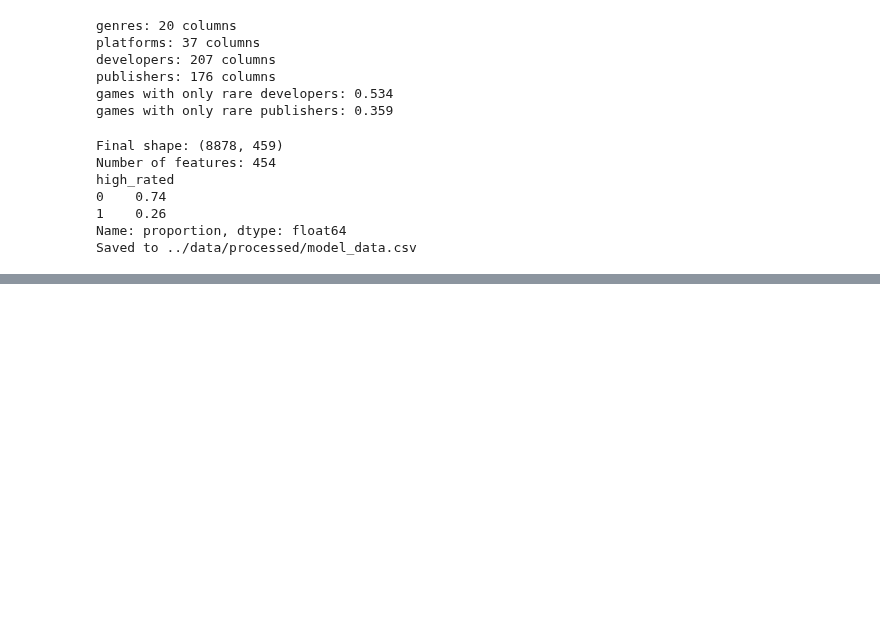
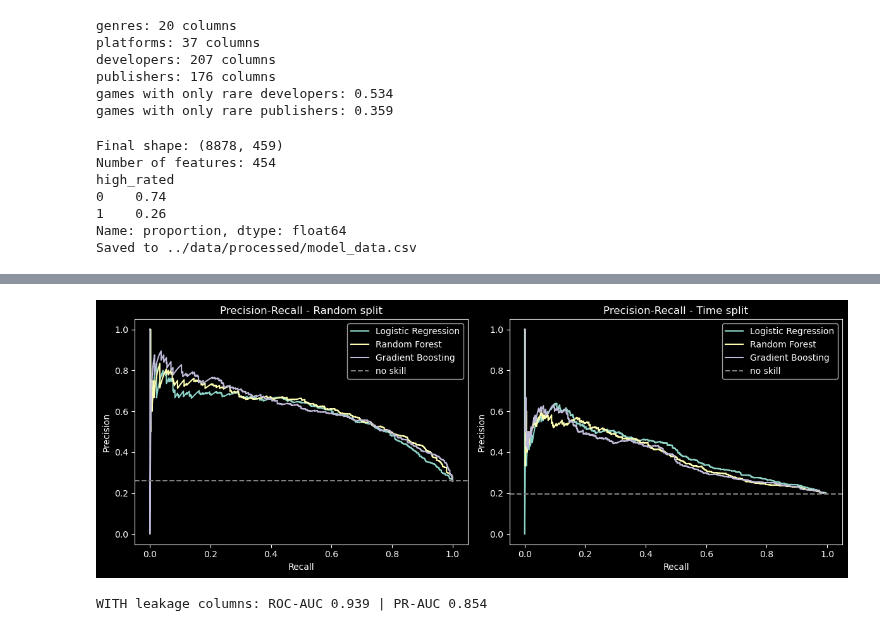
Before and after one commit to anushka-rodrigo/Gamified_ML, a Jupyter notebook: notebook/gamifiedML.ipynb, the cells around one changed output, grey strips where cells are left out. Cells and saved outputs as stored; diff of their text form; code cells hidden in the pictures; blank space fills up the shorter version.

Commit message:
split data, train 4 models

```diff
--- a/notebook/gamifiedML.ipynb
+++ b/notebook/gamifiedML.ipynb
@@ -643,0 +708,23 @@ Saved to ../data/processed/model_data.csv
+# %%
+# final scores on both test sets
+from sklearn.metrics import roc_auc_score, average_precision_score, f1_score
+
+def evaluate(X_a, y_a, X_b, y_b):
+    rows, fitted = [], {}
+    for name, model in make_models().items():
+        model.fit(X_a, y_a)
+        proba = model.predict_proba(X_b)[:, 1]
+        rows.append({'model': name,
+                     'ROC-AUC': roc_auc_score(y_b, proba),
+                     'PR-AUC': average_precision_score(y_b, proba),
+                     'F1': f1_score(y_b, model.predict(X_b))})
+        fitted[name] = model
+    return pd.DataFrame(rows).round(3), fitted
+
+res_random, fitted_random = evaluate(X_tr, y_tr, X_te, y_te)
+res_time, fitted_time = evaluate(X_tr_t, y_tr_t, X_te_t, y_te_t)
+
+print("RANDOM split test results (no-skill PR-AUC = %.2f)" % y_te.mean())
+print(res_random.to_string(index=False))
+print("\nTIME split test results (no-skill PR-AUC = %.2f)" % y_te_t.mean())
+print(res_time.to_string(index=False))
@@ -643,0 +745,37 @@ Saved to ../data/processed/model_data.csv
+# %%
+# precision-recall curves
+from sklearn.metrics import precision_recall_curve
+
+fig, axes = plt.subplots(1, 2, figsize=(12, 4.5))
+for ax, (title, fitted, Xb, yb) in zip(axes, [
+        ('Random split', fitted_random, X_te, y_te),
+        ('Time split',   fitted_time,   X_te_t, y_te_t)]):
+    for name in ['Logistic Regression', 'Random Forest', 'Gradient Boosting']:
+        p, r, _ = precision_recall_curve(yb, fitted[name].predict_proba(Xb)[:, 1])
+        ax.plot(r, p, label=name)
+    ax.axhline(yb.mean(), color='gray', linestyle='--', label='no skill')
+    ax.set_xlabel('Recall'); ax.set_ylabel('Precision')
+    ax.set_title(f'Precision-Recall - {title}')
+    ax.legend()
+plt.tight_layout()
+plt.show()
+
+# A curve higher and further right is better.
+# The dashed grey line is what guessing would achieve.
+# %% [output]
+[figure, added]
+# %%
+# leakage demo
+leak_cols = ['rating_top', 'added_status_beaten', 'added_status_toplay',
+             'added_status_playing', 'added_status_owned']
+d2 = data.merge(df[['id'] + leak_cols], on='id')
+X_leak = d2[FEATURES + leak_cols]
+
+Xl_tr, Xl_te, yl_tr, yl_te = train_test_split(X_leak, d2['high_rated'], test_size=0.2,
+                                              stratify=d2['high_rated'], random_state=42)
+m = HistGradientBoostingClassifier(max_depth=4, learning_rate=0.05, max_iter=300,
+                                   class_weight='balanced', random_state=42).fit(Xl_tr, yl_tr)
+p = m.predict_proba(Xl_te)[:, 1]
+print(f"WITH leakage columns: ROC-AUC {roc_auc_score(yl_te, p):.3f} | PR-AUC {average_precision_score(yl_te, p):.3f}")
+# %% [output]
+WITH leakage columns: ROC-AUC 0.939 | PR-AUC 0.854
```
Also changed, not shown: parts of 6 cells of this notebook.
